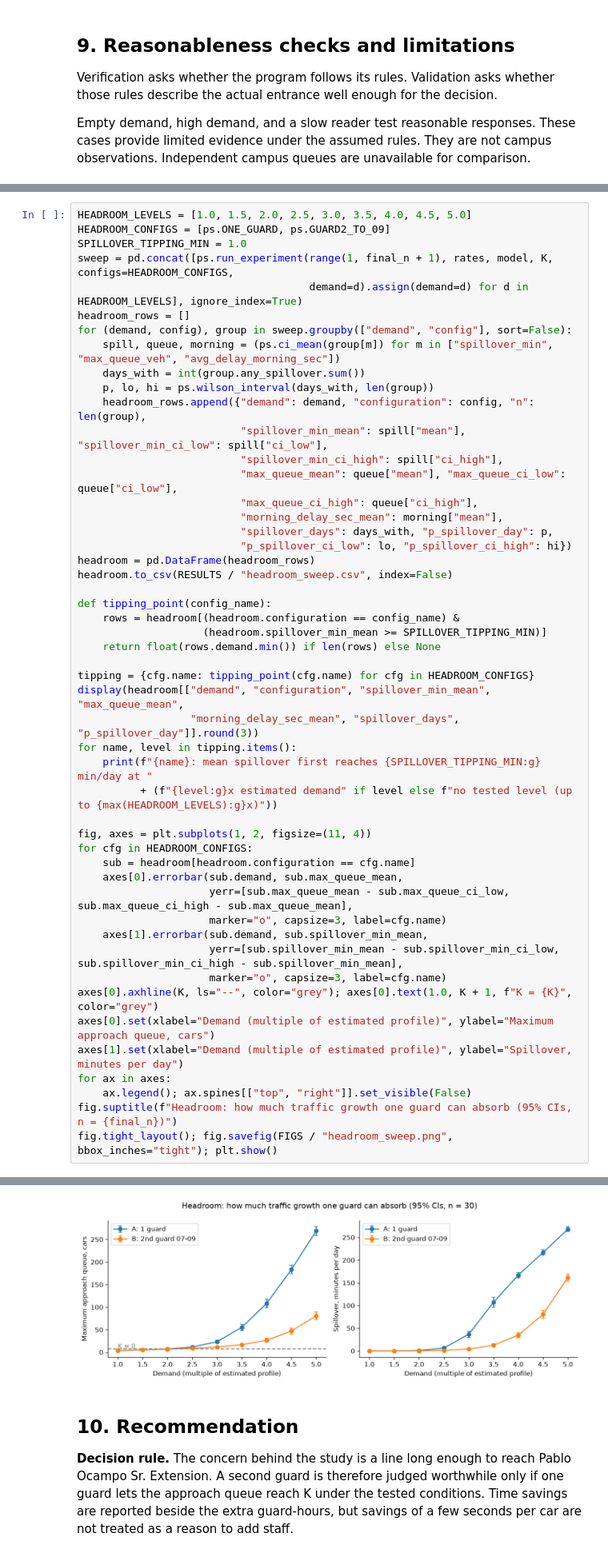
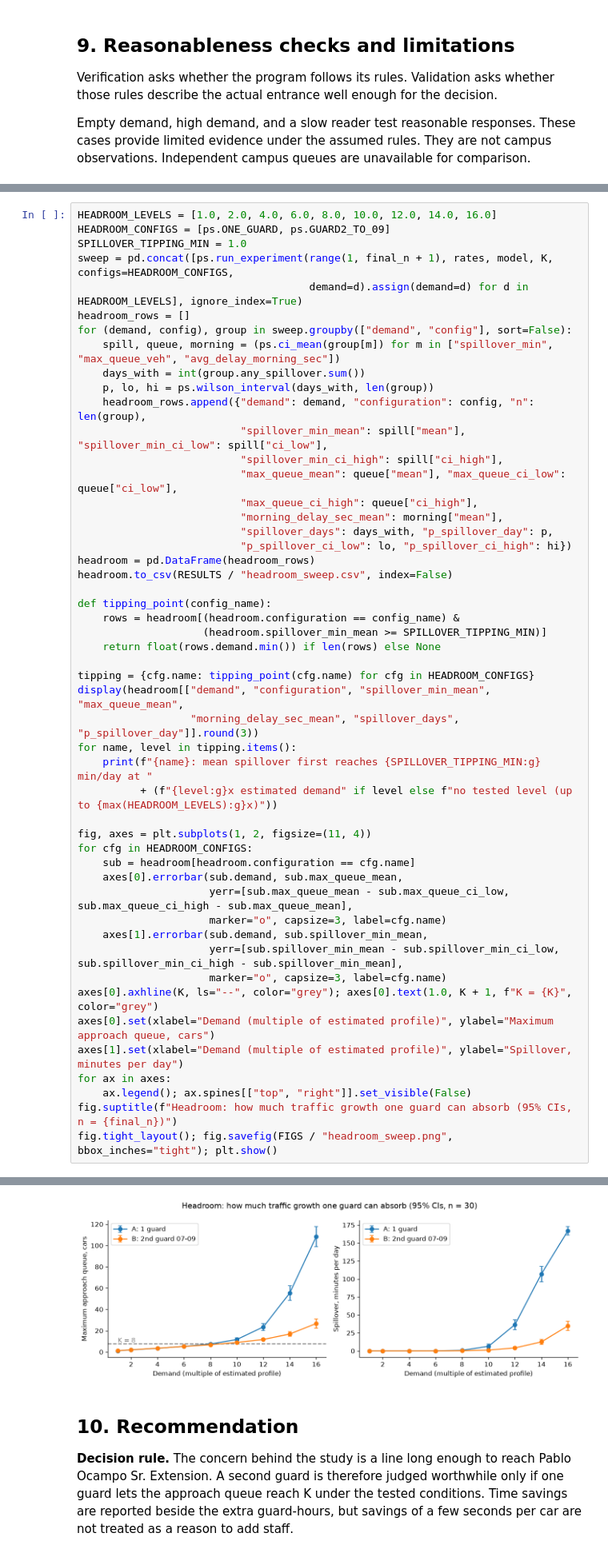
Before and after one commit to 10Plaiz/142-modelling, a Jupyter notebook: Group8_Parking_Booth_Simulation/Parking_Booth_Simulation.ipynb, the cells around one changed output, grey strips where cells are left out. Shown at 80% size. Saved outputs shown, nothing was run; the diff lists cells and outputs as text.

```diff
--- a/Group8_Parking_Booth_Simulation/Parking_Booth_Simulation.ipynb
+++ b/Group8_Parking_Booth_Simulation/Parking_Booth_Simulation.ipynb
@@ -709,7 +709,7 @@ The ±20% tests show the result does not depend on small errors in the estimated
 
 The tipping point is the first demand level at which the mean spillover reaches at least 1 minute per day.
 # %%
-HEADROOM_LEVELS = [1.0, 1.5, 2.0, 2.5, 3.0, 3.5, 4.0, 4.5, 5.0]
+HEADROOM_LEVELS = [1.0, 2.0, 4.0, 6.0, 8.0, 10.0, 12.0, 14.0, 16.0]
 HEADROOM_CONFIGS = [ps.ONE_GUARD, ps.GUARD2_TO_09]
 SPILLOVER_TIPPING_MIN = 1.0
 sweep = pd.concat([ps.run_experiment(range(1, final_n + 1), rates, model, K, configs=HEADROOM_CONFIGS,
@@ -781,4 +781,4 @@ B: 2nd guard 07-09: mean spillover first reaches 1 min/day at 2.5x estimated dem
-[figure, old version]
+[figure, new version]
 # %% [markdown]
 ## 10. Recommendation
 **Decision rule.** The concern behind the study is a line long enough to reach Pablo Ocampo Sr. Extension. A second guard is therefore judged worthwhile only if one guard lets the approach queue reach K under the tested conditions. Time savings are reported beside the extra guard-hours, but savings of a few seconds per car are not treated as a reason to add staff.
```
Also changed, not shown: parts of 13 cells of this notebook, 30 other files.
